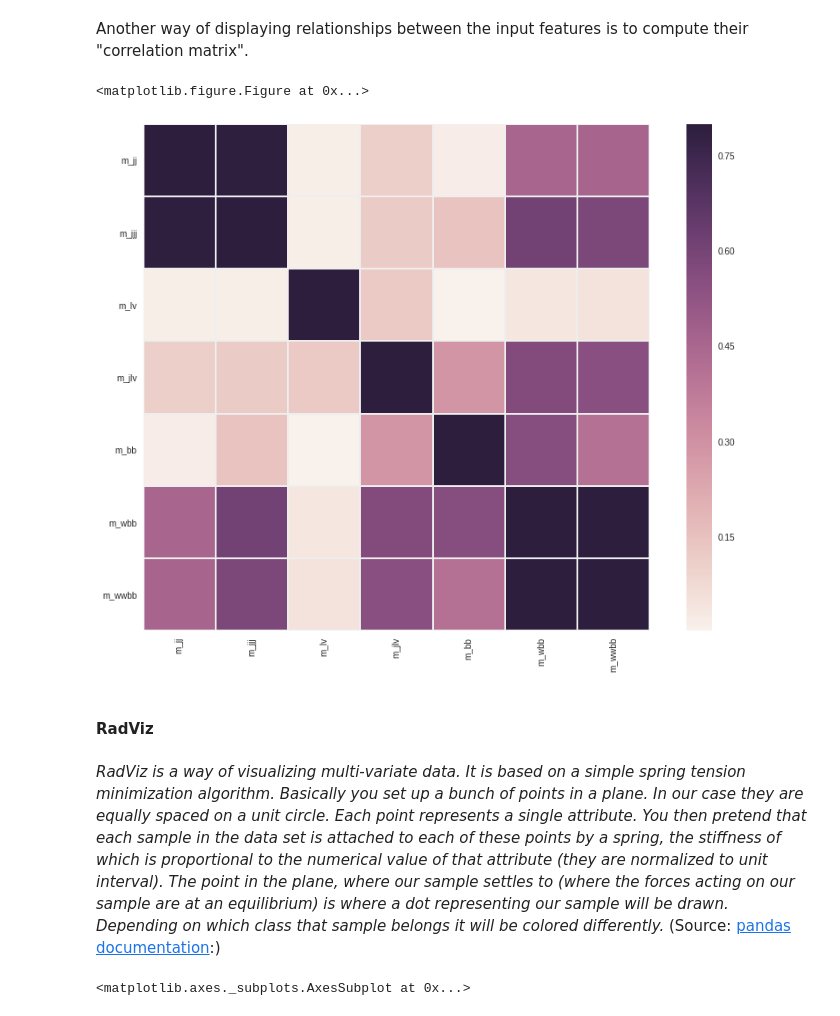
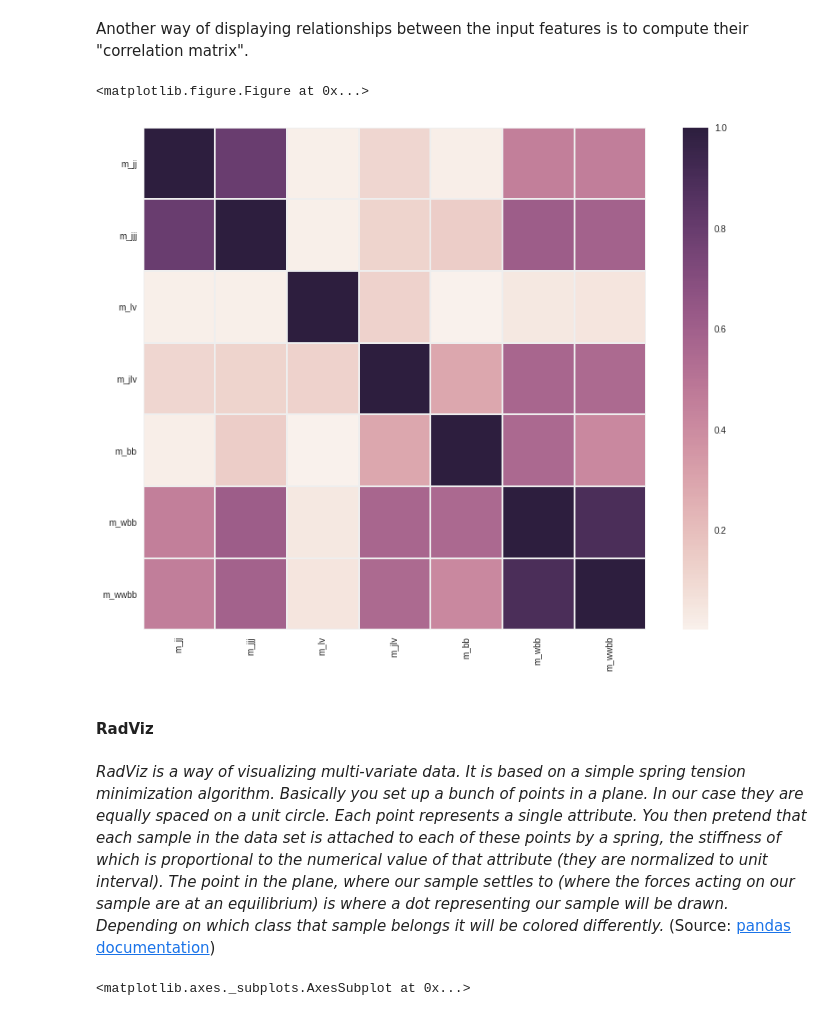
Before and after one commit to tempse/sklearn-beginners-template, a Jupyter notebook: scikit-learn beginner's template.ipynb, the cells around one changed output. Cells and saved outputs as stored; diff of their text form; code cells hidden in the pictures.

```diff
--- a/scikit-learn beginner's template.ipynb
+++ b/scikit-learn beginner's template.ipynb
@@ -97,12 +100,11 @@ attributes = [
     'm_wwbb' # ^^^  high-level features  ^^^
 ]
 
+# use pandas to import data from the CSV input file
 data = pd.read_csv('./data/higgs/HIGGS.csv',
                    header=None,
                    sep=',',
                    names=attributes,
-                   usecols=[0,22,23,24,25,26,27,28],
-                   nrows=500000)
-
-X = data.drop(['class_label'], axis=1)
-y = (data['class_label']).astype(int)
+                   usecols=[0,22,23,24,25,26,27,28], # only import specific columns
+                   nrows=500000 # only import a certain number of events (usually determined by memory, training time,...)
+                  )
@@ -170,17 +187,17 @@ Another way of displaying relationships between the input features is to compute
 # %%
 plt.figure()
 plt.subplots(figsize=(12,9))
-sns.heatmap(X.corr(), vmax=.8, square=True, linewidths=1, linecolor='#eeeeee')
+sns.heatmap(X.corr(), square=True, linewidths=1, linecolor='#eeeeee')
 plt.xticks(rotation=90)
 plt.yticks(rotation=0)
 plt.tight_layout();
 # %% [output]
 <matplotlib.figure.Figure at 0x...>
-[figure, old version]
+[figure, new version]
 # %% [markdown]
 #### RadViz
 # %% [markdown]
-_RadViz is a way of visualizing multi-variate data. It is based on a simple spring tension minimization algorithm. Basically you set up a bunch of points in a plane. In our case they are equally spaced on a unit circle. Each point represents a single attribute. You then pretend that each sample in the data set is attached to each of these points by a spring, the stiffness of which is proportional to the numerical value of that attribute (they are normalized to unit interval). The point in the plane, where our sample settles to (where the forces acting on our sample are at an equilibrium) is where a dot representing our sample will be drawn. Depending on which class that sample belongs it will be colored differently._ (Source: [pandas documentation](https://pandas.pydata.org/pandas-docs/stable/visualization.html#radviz):)
+_RadViz is a way of visualizing multi-variate data. It is based on a simple spring tension minimization algorithm. Basically you set up a bunch of points in a plane. In our case they are equally spaced on a unit circle. Each point represents a single attribute. You then pretend that each sample in the data set is attached to each of these points by a spring, the stiffness of which is proportional to the numerical value of that attribute (they are normalized to unit interval). The point in the plane, where our sample settles to (where the forces acting on our sample are at an equilibrium) is where a dot representing our sample will be drawn. Depending on which class that sample belongs it will be colored differently._ (Source: [pandas documentation](https://pandas.pydata.org/pandas-docs/stable/visualization.html#radviz))
 # %%
 radviz(data.ix[0:10000,:], 'class_label', alpha=.5)
 # %% [output]
```
Also changed, not shown: parts of 53 cells of this notebook.
